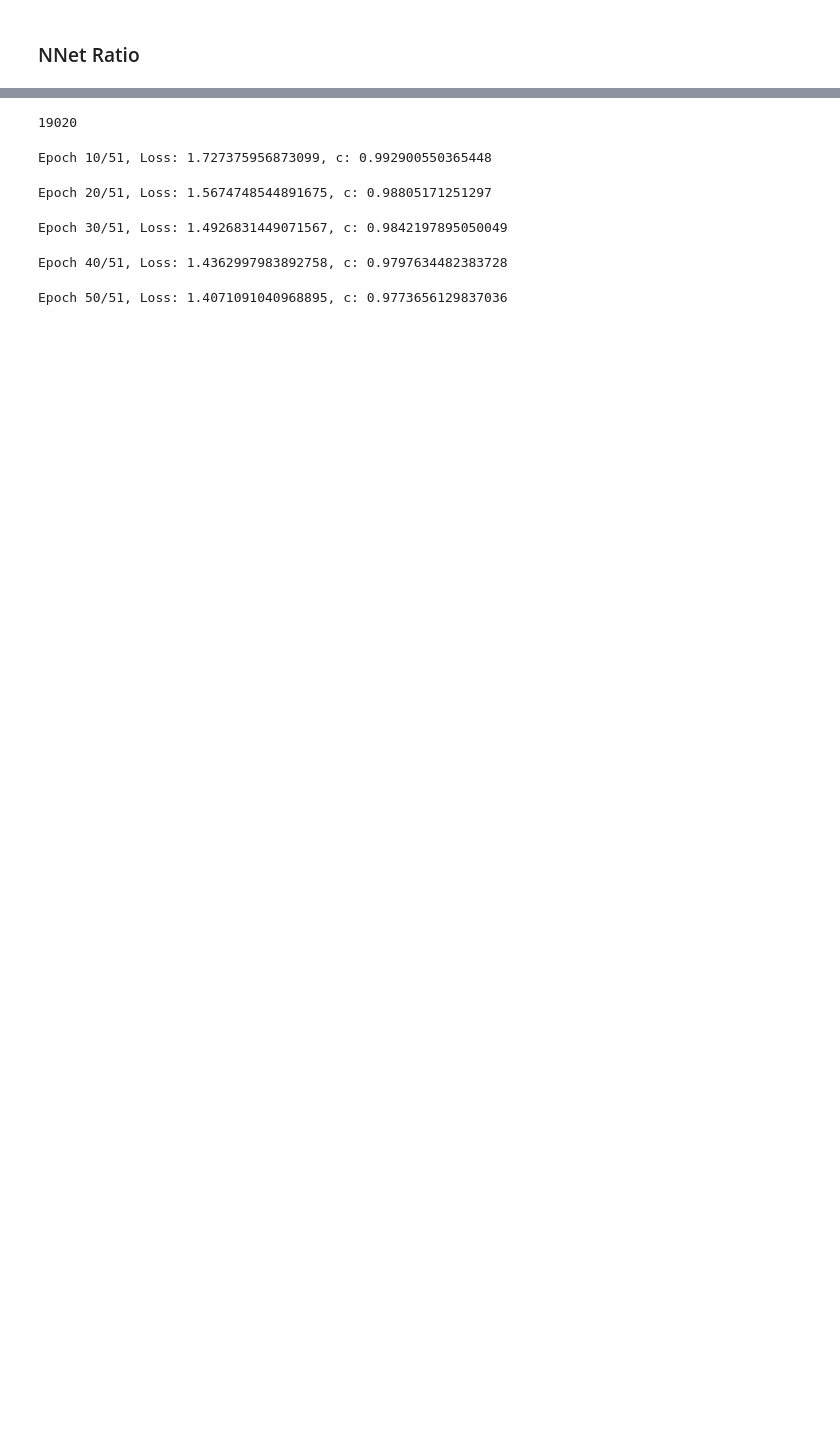
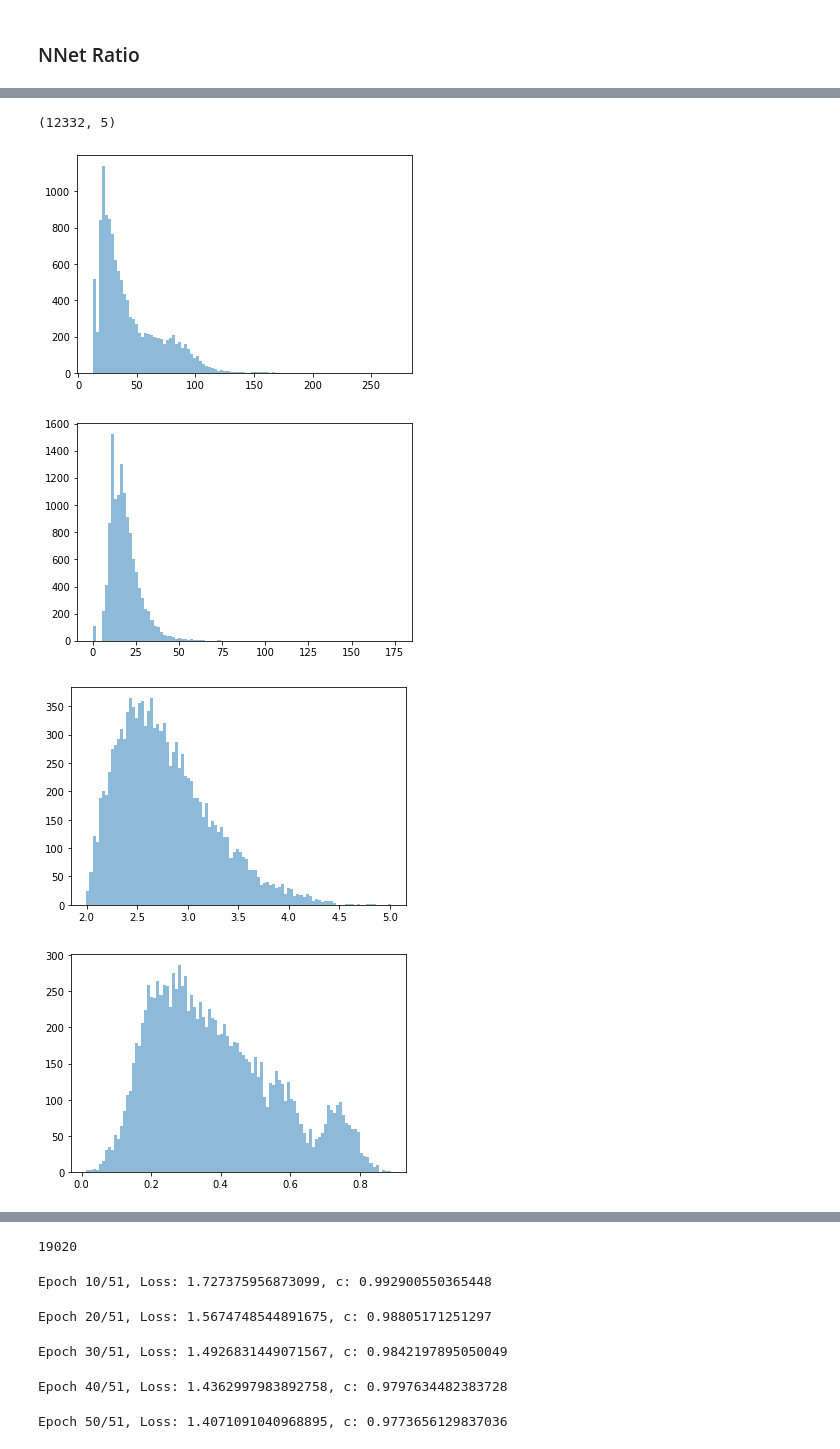
Before and after one commit to Huk-David/Ratio-Copula, a Jupyter notebook: Copula by Ratio Estimation/MAGIC_exp/magic_experiments.ipynb, the cells around one changed output, grey strips where cells are left out. Cells and saved outputs as stored; diff of their text form; code cells hidden in the pictures; blank space fills up the shorter version.

```diff
--- a/Copula by Ratio Estimation/MAGIC_exp/magic_experiments.ipynb
+++ b/Copula by Ratio Estimation/MAGIC_exp/magic_experiments.ipynb
@@ -27,9 +31,28 @@ from pyhmc import hmc
 # %%
+
+# Load the data from the CSV file
 MAGIC_data = pd.read_csv('magic.csv')
-MAGIC_data = np.array(MAGIC_data.iloc[:,:-1])
+MAGIC_data = MAGIC_data[MAGIC_data.iloc[:, -1] == 'g']
+selected_columns = ['fLength', 'Width', 'fConc', 'fM3Long', 'fM3Trans']
+MAGIC_data = np.array(MAGIC_data[selected_columns])
+
 torch.manual_seed(990109)
 np.random.seed(990109)
 
 seed = 990109
 
 n_indep = 10
+# %%
+MAGIC_data.shape
+# %% [output]
+(12332, 5)
+# %%
+import matplotlib.pyplot as plt
+for k in range(len(MAGIC_data[0])):
+    plt.hist(MAGIC_data[:,k], bins=100, alpha=0.5)
+    plt.show()
+# %% [output]
+[figure, added]
+[figure, added]
+[figure, added]
+[figure, added]
```
Also changed, not shown: parts of 2 cells of this notebook, 23 other files.
